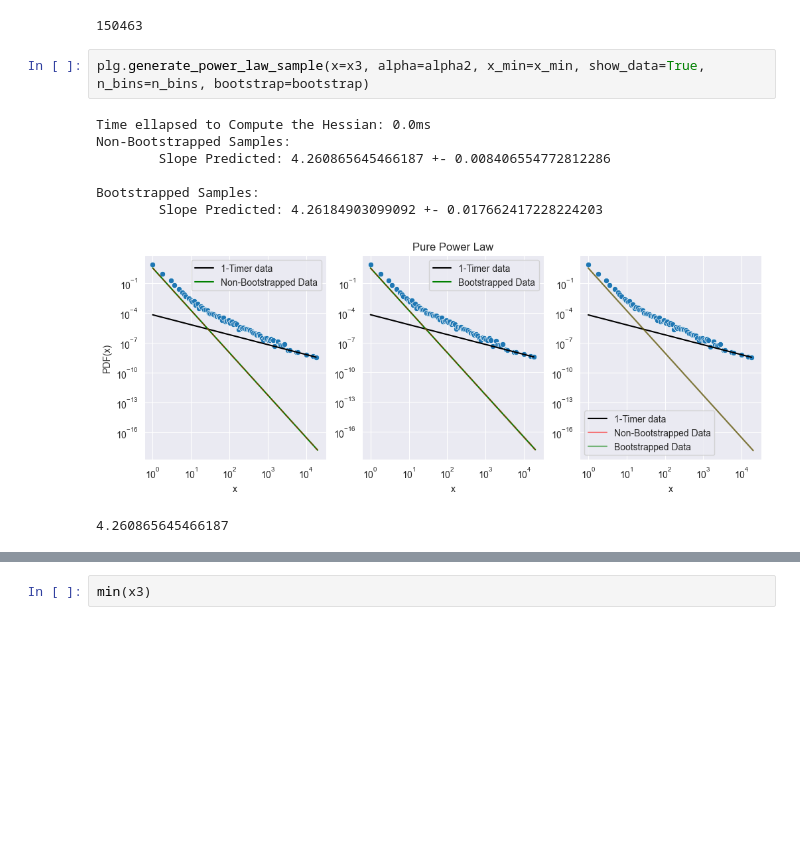
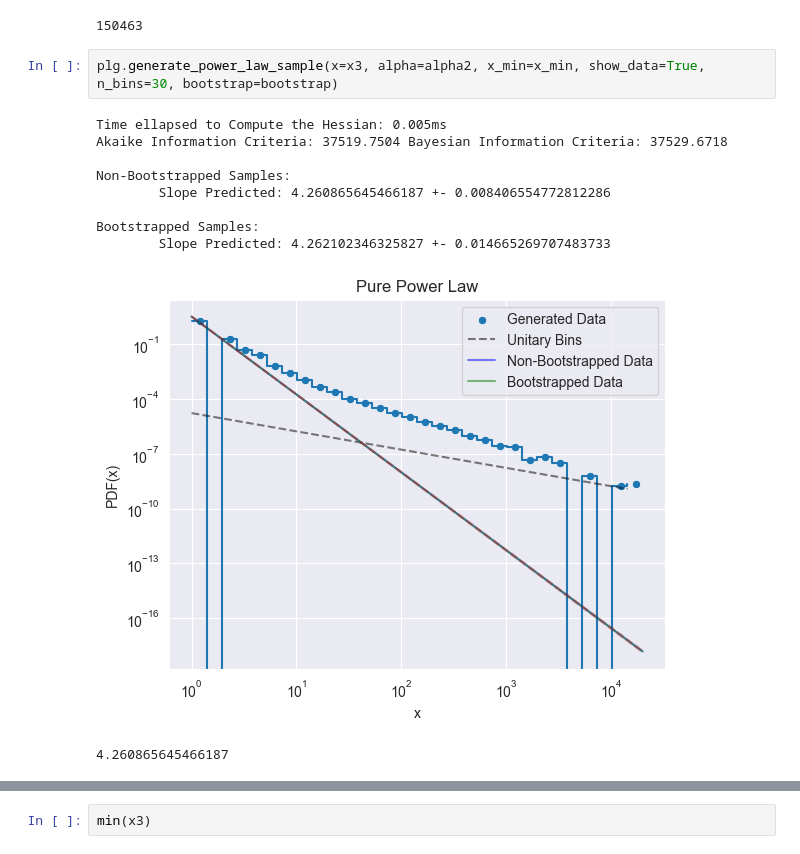
Before and after one commit to amprod18/Optimization-Methods-for-ML-in-Power-Laws, a Jupyter notebook: Optimization_Routines_Showoff.ipynb, the cells around one changed output, grey strips where cells are left out. Drawn from its saved outputs; the diff is of its cells as text; blank space fills up the shorter version.

```diff
--- a/Optimization_Routines_Showoff.ipynb
+++ b/Optimization_Routines_Showoff.ipynb
@@ -571,14 +558,16 @@ len(x3)
 # %% [output]
 150463
 # %%
-plg.generate_power_law_sample(x=x3, alpha=alpha2, x_min=x_min, show_data=True, n_bins=n_bins, bootstrap=bootstrap)
+plg.generate_power_law_sample(x=x3, alpha=alpha2, x_min=x_min, show_data=True, n_bins=30, bootstrap=bootstrap)
 # %% [output]
-Time ellapsed to Compute the Hessian: 0.0ms
+Time ellapsed to Compute the Hessian: 0.005ms
+Akaike Information Criteria: 37519.7504 Bayesian Information Criteria: 37529.6718
+
 Non-Bootstrapped Samples:
         Slope Predicted: 4.260865645466187 +- 0.008406554772812286
 
 Bootstrapped Samples:
-        Slope Predicted: 4.26184903099092 +- 0.017662417228224203
+        Slope Predicted: 4.262102346325827 +- 0.014665269707483733
-[figure, old version]
+[figure, new version]
 4.260865645466187
 # %%
```
Also changed, not shown: parts of 29 cells of this notebook, 12 other files.
